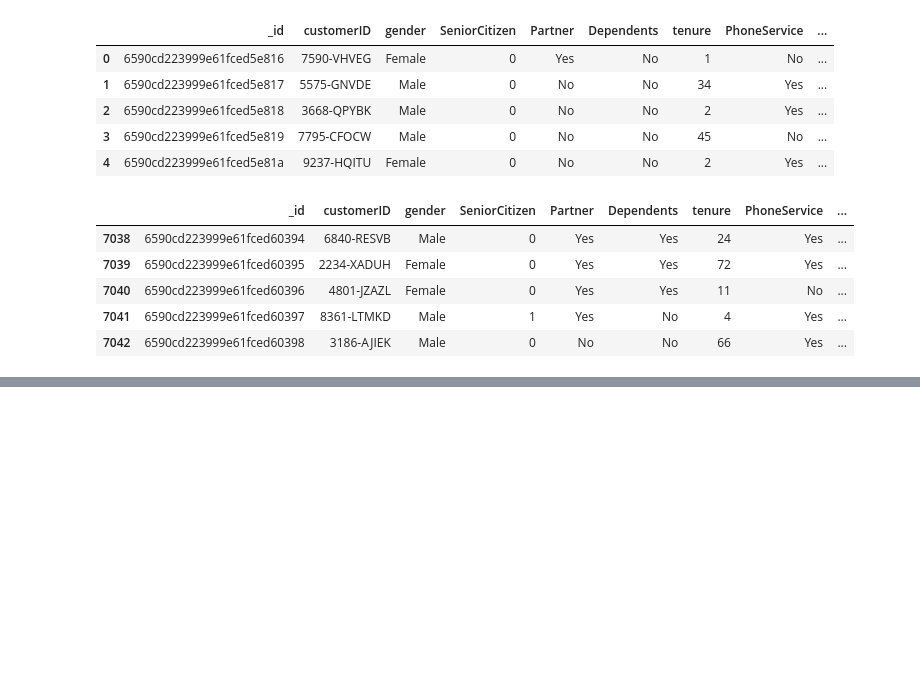
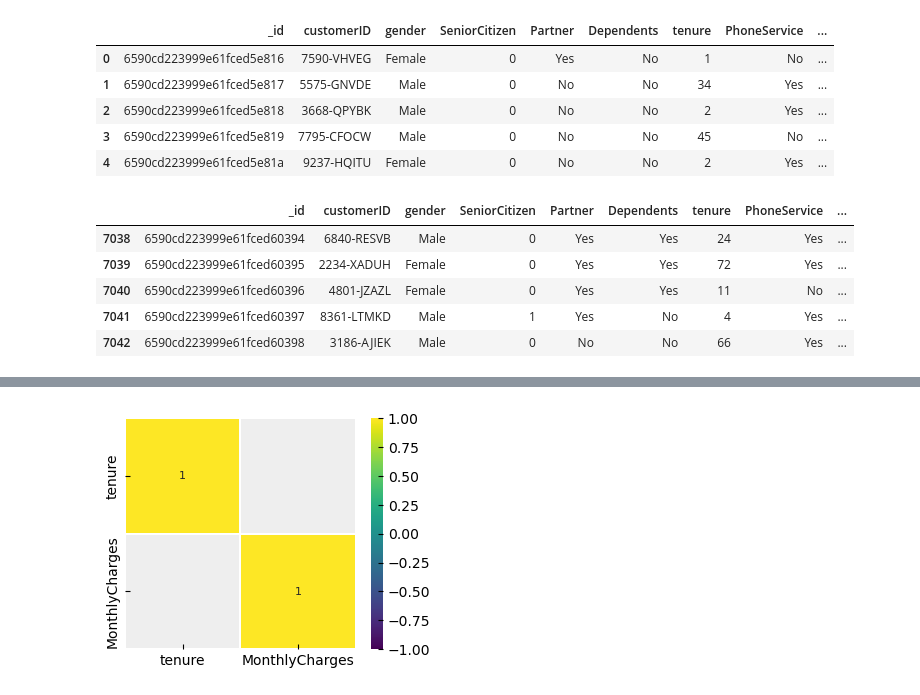
Before and after one commit to Mohinikarale/telco-customer-churn, a Jupyter notebook: EDA/telco-customer-churn-eda.ipynb, the cells around one changed output, grey strips where cells are left out. Saved outputs shown, nothing was run; the diff lists cells and outputs as text; code cells hidden in the pictures; blank space fills up the shorter version.

```diff
--- a/EDA/telco-customer-churn-eda.ipynb
+++ b/EDA/telco-customer-churn-eda.ipynb
@@ -96,0 +129,14 @@ NameError: name 'data' is not defined
+# %%
+corr = data.drop('Churn', axis=1).corr()
+plt.figure(figsize=(4, 3))
+
+sns.heatmap(corr[(corr >= 0.5) | (corr <= -0.4)],
+            cmap='viridis',
+            vmax=1.0,
+            vmin=-1.0,
+            linewidths=0.1,
+            annot=True,
+            annot_kws={"size": 8},
+            square=True);
+# %% [output]
+[figure, added]
```
Also changed, not shown: parts of 19 cells of this notebook.
